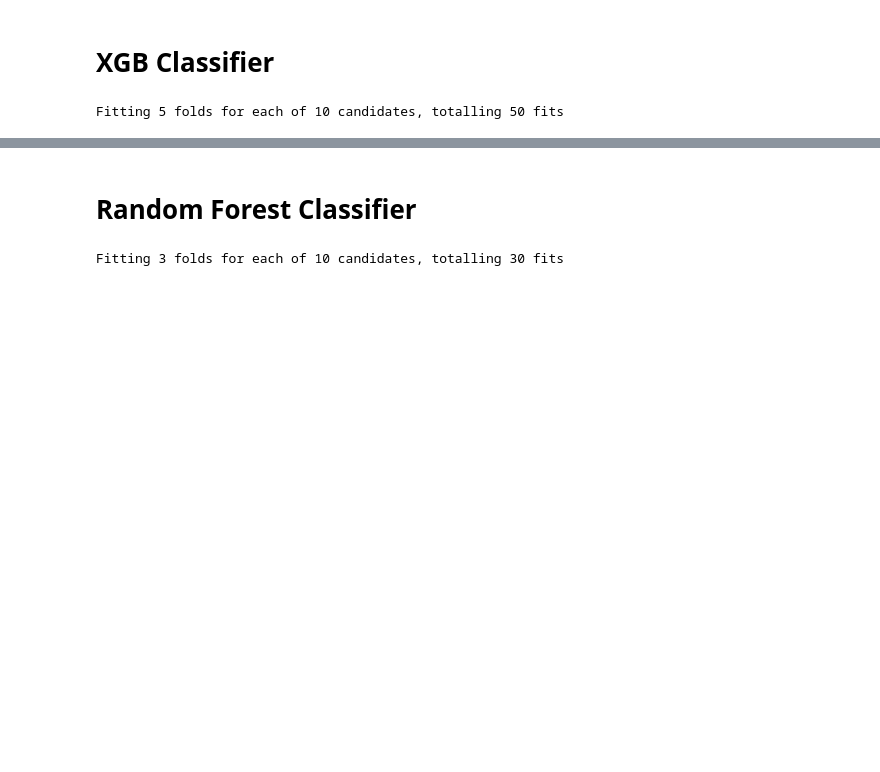
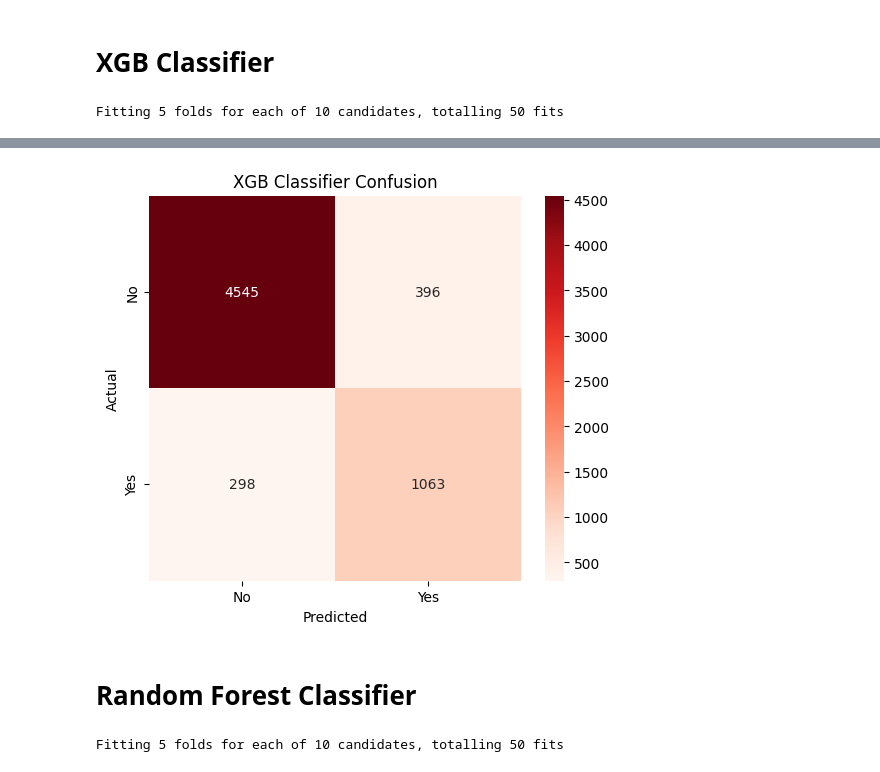
Before and after one commit to Md-Maruf-1727/loan-risk-analysis-xai, a Jupyter notebook: Notebooks/04_model_training.ipynb, the cells around one changed output, grey strips where cells are left out. Saved outputs shown, nothing was run; the diff lists cells and outputs as text; code cells hidden in the pictures; blank space fills up the shorter version.

```diff
--- a/Notebooks/04_model_training.ipynb
+++ b/Notebooks/04_model_training.ipynb
@@ -216,33 +228,43 @@ xg_result
+# %%
+labels = ["No", "Yes"]
+plt.figure(figsize=(6,5))
+sns.heatmap(xg_confusion, annot=True, fmt='g', cmap='Reds', xticklabels=labels, yticklabels=labels)
+plt.title("XGB Classifier Confusion")
+plt.xlabel("Predicted")
+plt.ylabel("Actual")
+plt.show()
+# %% [output]
+[figure, added]
 # %% [markdown]
 # Random Forest Classifier
 # %%
 rf_pipeline = Pipeline([
-    ('smote', SMOTE(random_state=42)),
-    ('model', RandomForestClassifier(random_state=42, n_jobs=1))
+    ('smote', SMOTE(random_state=RANDOM_STATE)),
+    ('model', RandomForestClassifier(random_state=RANDOM_STATE, n_jobs=1))
 ])
 
-rf_param_grid = {
+rf_param_dist = {
     'model__n_estimators': [100, 200],
     'model__max_depth': [None, 10, 15],
     'model__min_samples_split': [2, 5, 10]
 }
 
 rf_cv = StratifiedKFold(
-    n_splits=3,
+    n_splits=CV_FOLD,
     shuffle= True,
-    random_state=42
+    random_state=RANDOM_STATE
 )
 
 rf_grid_cv = RandomizedSearchCV(
     estimator= rf_pipeline,
-    param_distributions= rf_param_grid,
+    param_distributions= rf_param_dist,
     scoring='recall',
     cv=rf_cv, n_iter=10,
     verbose=1, n_jobs=-1
 )
 rf_model = rf_grid_cv.fit(xtrain, ytrain)
 # %% [output]
-Fitting 3 folds for each of 10 candidates, totalling 30 fits
+Fitting 5 folds for each of 10 candidates, totalling 50 fits
 # %%
 rf_result, rf_pred_proba, rf_confusion, rf_roc_auc = evaluate_model(
     model = rf_model,
```
Also changed, not shown: parts of 16 cells of this notebook.
